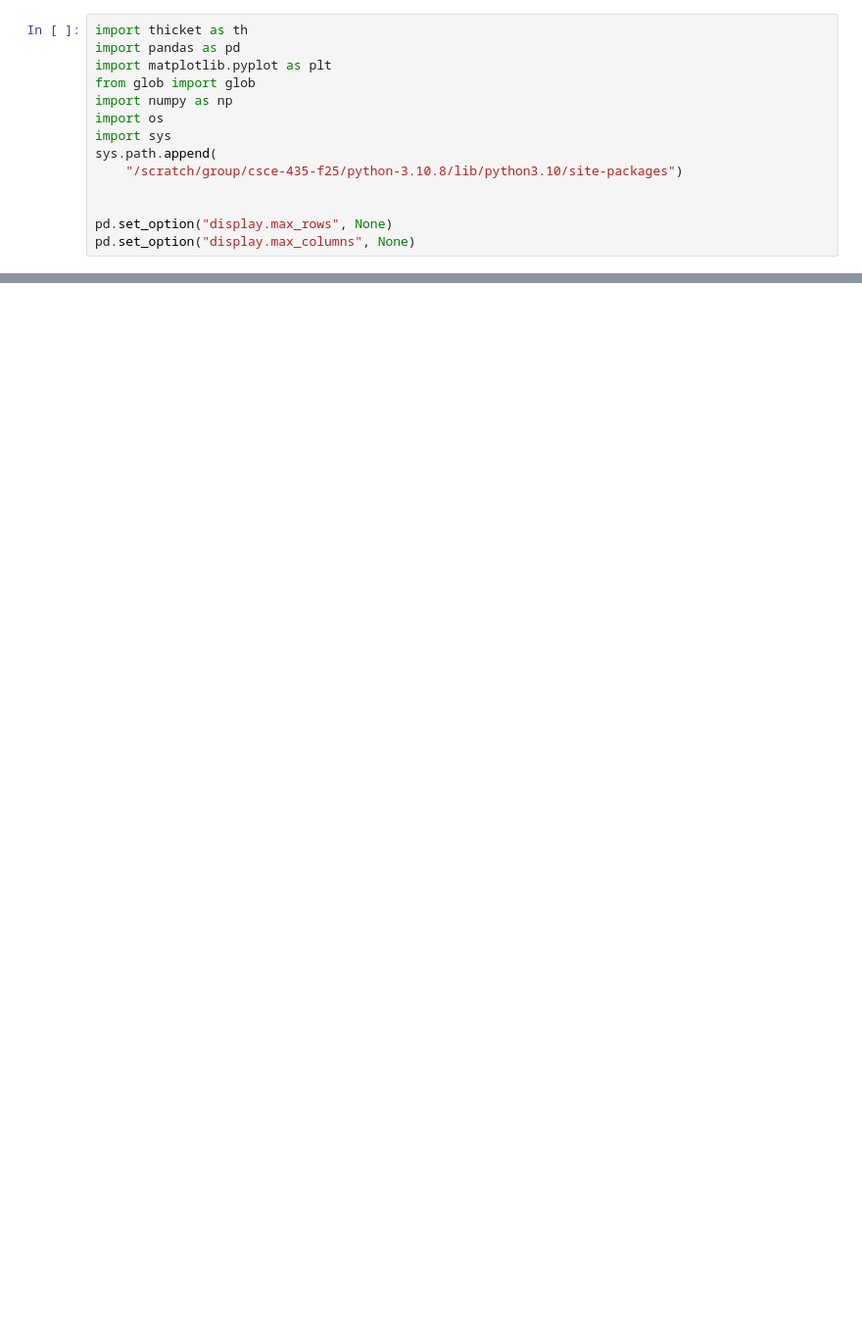
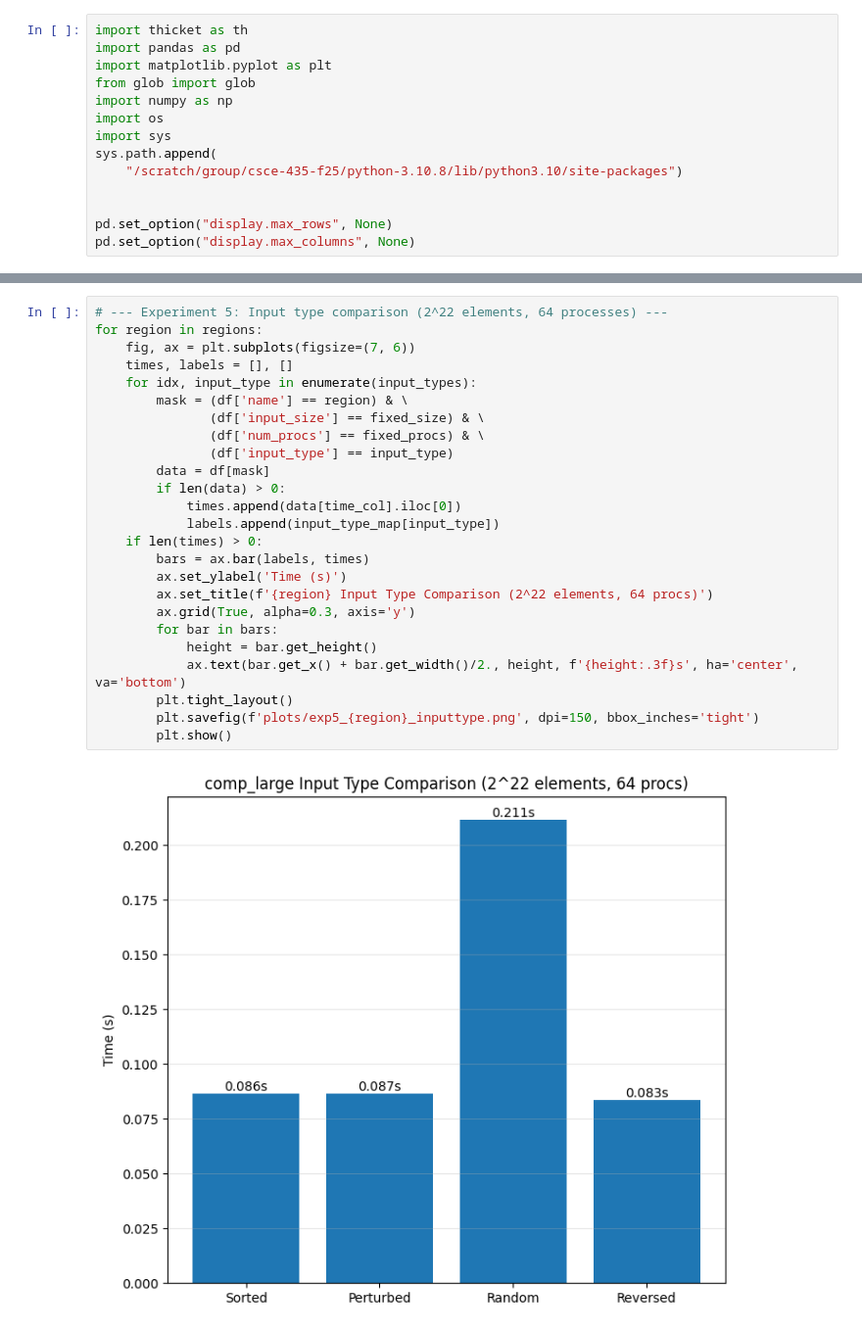
Before and after one commit to AdeebIsmail/parallel-algorithm-analysis, a Jupyter notebook: merge_sort/merge-sort-analysis.ipynb, the cells around one changed output, grey strips where cells are left out. Shown: that part at 98% size. Cells and saved outputs as stored; diff of their text form; blank space fills up the shorter version.

```diff
--- a/merge_sort/merge-sort-analysis.ipynb
+++ b/merge_sort/merge-sort-analysis.ipynb
@@ -215,0 +227,27 @@ for region in regions:
+# %%
+# --- Experiment 5: Input type comparison (2^22 elements, 64 processes) ---
+for region in regions:
+    fig, ax = plt.subplots(figsize=(7, 6))
+    times, labels = [], []
+    for idx, input_type in enumerate(input_types):
+        mask = (df['name'] == region) & \
+               (df['input_size'] == fixed_size) & \
+               (df['num_procs'] == fixed_procs) & \
+               (df['input_type'] == input_type)
+        data = df[mask]
+        if len(data) > 0:
+            times.append(data[time_col].iloc[0])
+            labels.append(input_type_map[input_type])
+    if len(times) > 0:
+        bars = ax.bar(labels, times)
+        ax.set_ylabel('Time (s)')
+        ax.set_title(f'{region} Input Type Comparison (2^22 elements, 64 procs)')
+        ax.grid(True, alpha=0.3, axis='y')
+        for bar in bars:
+            height = bar.get_height()
+            ax.text(bar.get_x() + bar.get_width()/2., height, f'{height:.3f}s', ha='center', va='bottom')
+        plt.tight_layout()
+        plt.savefig(f'plots/exp5_{region}_inputtype.png', dpi=150, bbox_inches='tight')
+        plt.show()
+# %% [output]
+[figure, added]
```
Also changed, not shown: parts of 10 cells of this notebook, 59 other files.
